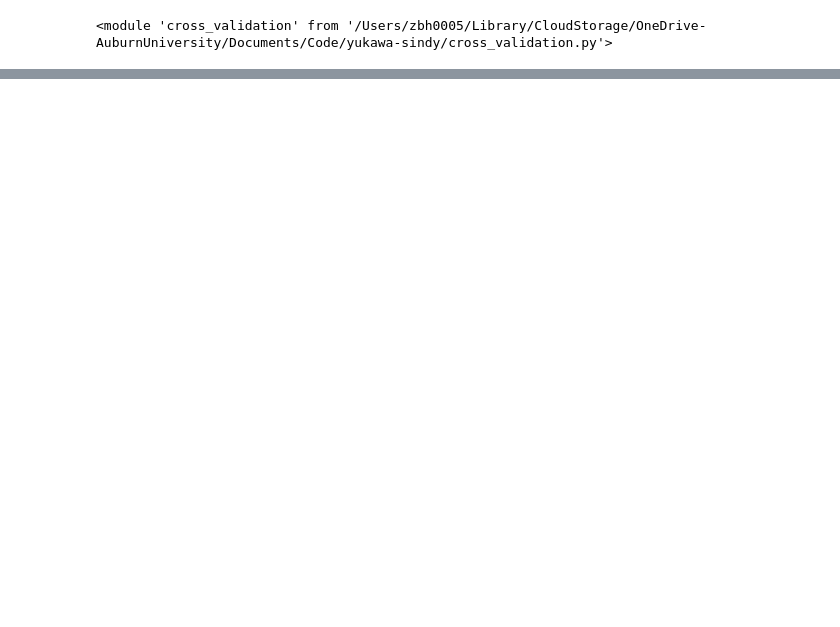
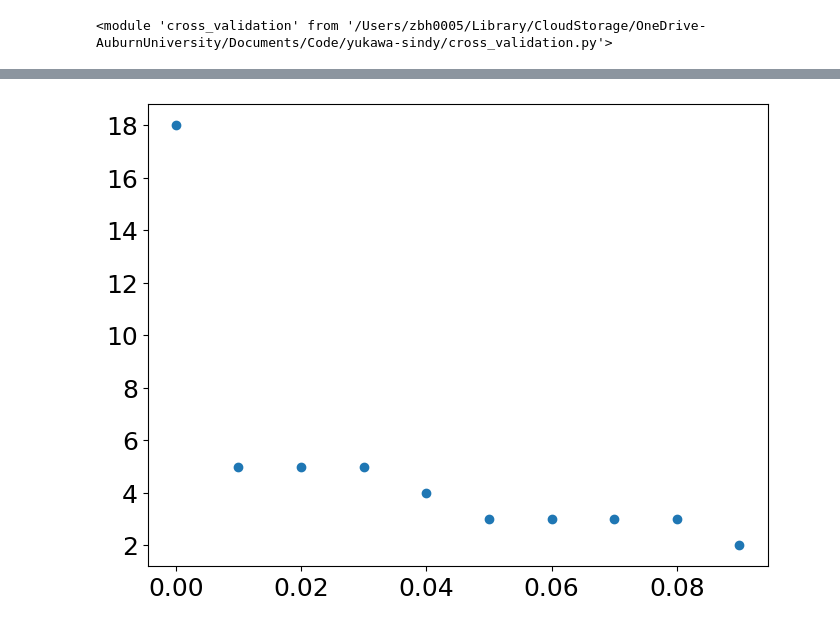
Before and after one commit to zbrookshowe/yukawa-sindy, a Jupyter notebook: 2body_results_with_CV.ipynb, the cells around one changed output, grey strips where cells are left out. Saved outputs shown, nothing was run; the diff lists cells and outputs as text; code cells hidden in the pictures; blank space fills up the shorter version.

Commit message:
testing, visualizing results. results from run of cross_validation.py saved in dir 'final_results'

```diff
--- a/2body_results_with_CV.ipynb
+++ b/2body_results_with_CV.ipynb
@@ -10,6 +14,6 @@ reload(cv)
 # %% [output]
 <module 'cross_validation' from '/Users/zbh0005/Library/CloudStorage/OneDrive-AuburnUniversity/Documents/Code/yukawa-sindy/cross_validation.py'>
 # %%
-noise_space = [1e-4]
-threshold_space = [1.]
+noise_space = 1e-1
+threshold_space = np.arange(0,0.1,0.01)
 all_coefs, all_rmses = cv.two_body_param_scan(noise_space, threshold_space)
@@ -29,0 +54,11 @@ Attributes:
+# %%
+coefs=all_coefs[0]
+# %%
+model_coefs = coefs.sel(formulation='strong', cv_selection='average')
+# %%
+model_coefs_n_terms = np.count_nonzero(model_coefs, axis=(1,2))
+fig, ax = plt.subplots()
+ax.plot(model_coefs.threshold, model_coefs_n_terms, 'o')
+ax.yaxis.set_major_locator(MaxNLocator(integer=True))
+# %% [output]
+[figure, added]
```
Also changed, not shown: parts of 15 cells of this notebook, 2 other files.
